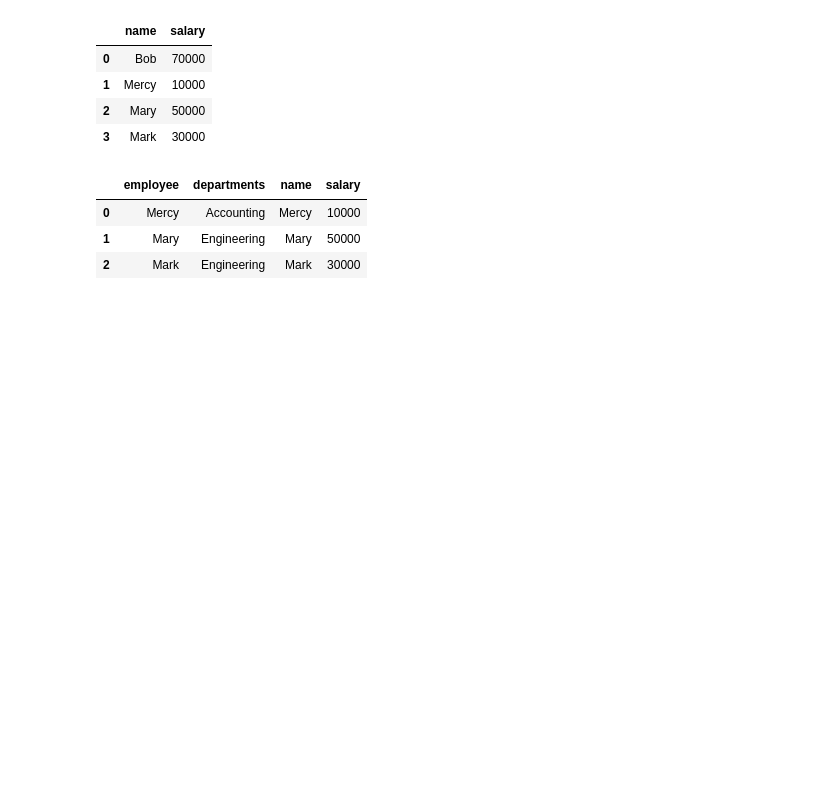
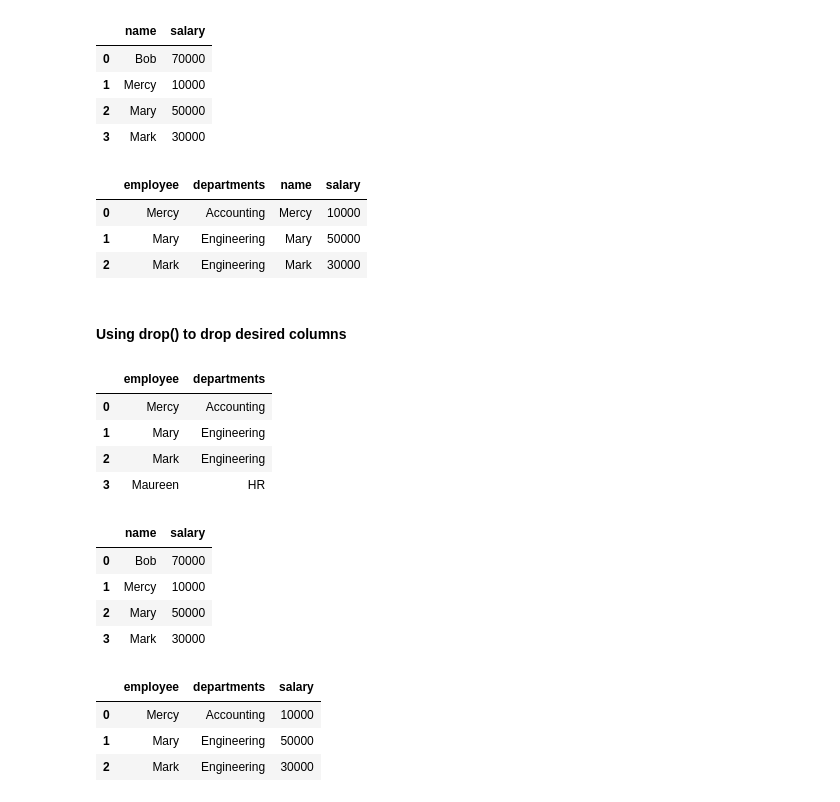
Before and after one commit to WillardDev/Python_Data_Analysis, a Jupyter notebook: Merge_and_Join.ipynb, the cells around one changed output. Cells and saved outputs as stored; diff of their text form; code cells hidden in the pictures; blank space fills up the shorter version.

Commit message:
Add execution counts and outputs for merging dataframes using left_on and right_on keywords in Merge and Join notebook

```diff
--- a/Merge_and_Join.ipynb
+++ b/Merge_and_Join.ipynb
@@ -158,3 +158,22 @@ display(df1, df3, pd.merge(df1, df3, left_on="employee", right_on="name"))
 | 0 | Mercy | Accounting | Mercy | 10000 |
 | 1 | Mary | Engineering | Mary | 50000 |
 | 2 | Mark | Engineering | Mark | 30000 |
+# %% [markdown]
+#### Using drop() to drop desired columns
+# %%
+display(df1, df3, pd.merge(df1, df3, left_on="employee", right_on="name").drop('name', axis=1))
+# %% [output]
+|  | employee | departments |
+| 0 | Mercy | Accounting |
+| 1 | Mary | Engineering |
+| 2 | Mark | Engineering |
+| 3 | Maureen | HR |
+|  | name | salary |
+| 0 | Bob | 70000 |
+| 1 | Mercy | 10000 |
+| 2 | Mary | 50000 |
+| 3 | Mark | 30000 |
+|  | employee | departments | salary |
+| 0 | Mercy | Accounting | 10000 |
+| 1 | Mary | Engineering | 50000 |
+| 2 | Mark | Engineering | 30000 |
```
Also changed, not shown: parts of 2 cells of this notebook.
